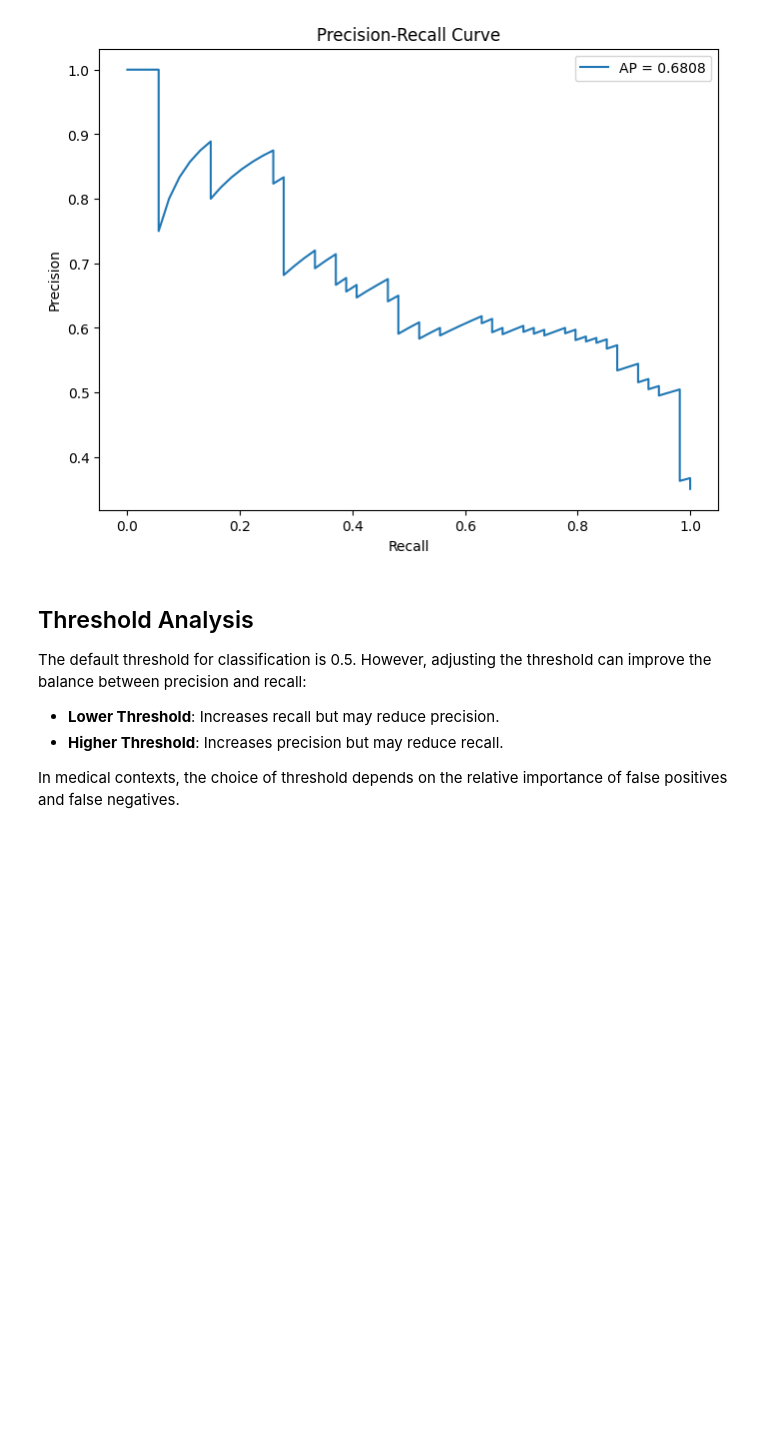
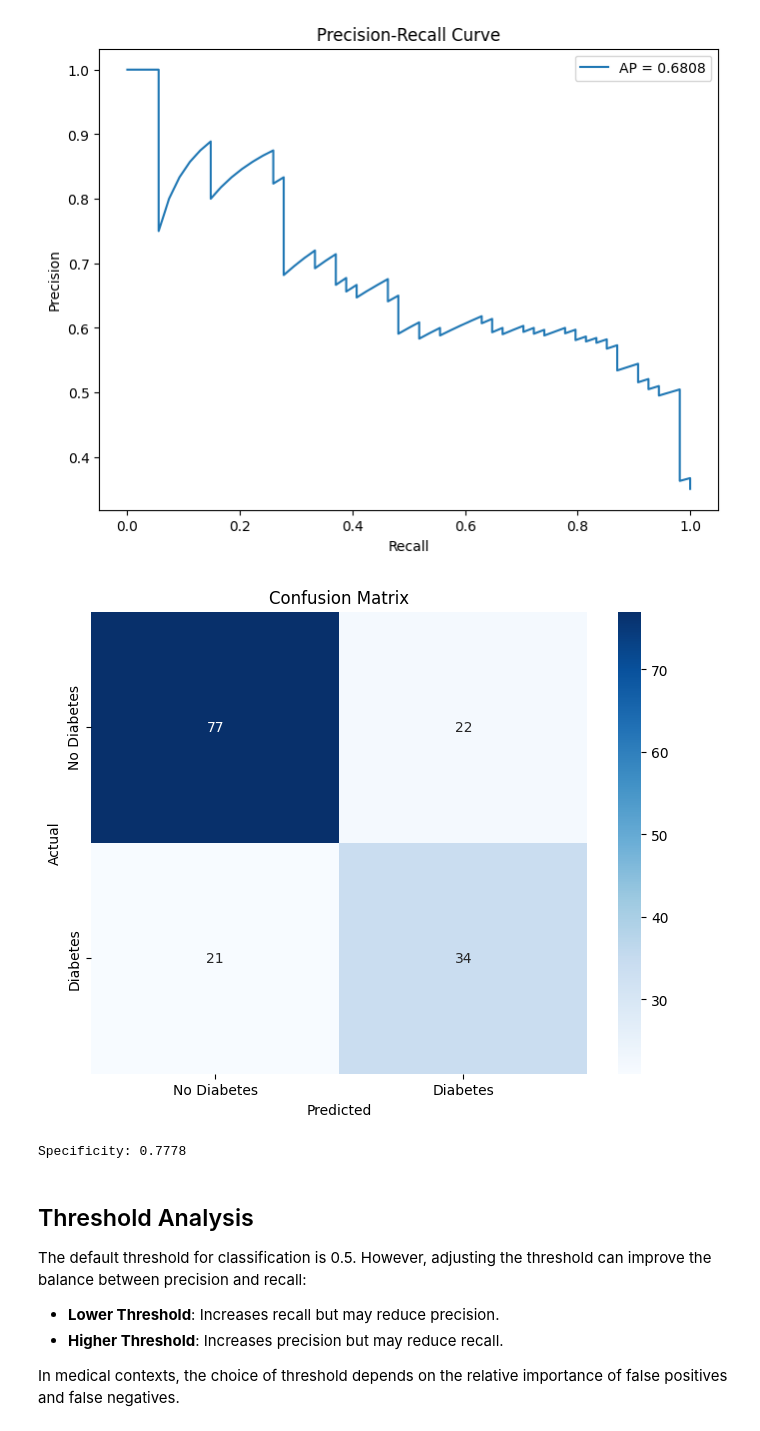
Before and after one commit to Cleve-codes/AI_diabetes_prediction_website, a Jupyter notebook: Model using deep learning/Diabetes.ipynb, the cells around one changed output. Cells and saved outputs as stored; diff of their text form; code cells hidden in the pictures; blank space fills up the shorter version.

```diff
--- a/Model using deep learning/Diabetes.ipynb
+++ b/Model using deep learning/Diabetes.ipynb
@@ -460,6 +570,58 @@ plt.legend(loc='upper right')
 plt.show()
 # %% [output]
 [figure]
+# %%
+# Import libraries
+import numpy as np
+import pandas as pd
+import matplotlib.pyplot as plt
+import seaborn as sns
+from sklearn.model_selection import train_test_split
+from sklearn.preprocessing import StandardScaler
+from sklearn.metrics import confusion_matrix, accuracy_score, precision_score, recall_score, f1_score, roc_auc_score, roc_curve, auc
+
+# 1. Load your dataset (adjust the path as needed)
+df = pd.read_csv('diabetes.csv')  # Replace with your actual file path
+
+# 2. Separate features and target
+X = df.drop('Outcome', axis=1)  # Assuming 'Outcome' is your target column
+y = df['Outcome']
+
+# 3. Split the data into training and testing sets
+X_train, X_test, y_train, y_test = train_test_split(X, y, test_size=0.2, random_state=42)
+
+# 4. Scale the features
+scaler = StandardScaler()
+X_train_scaled = scaler.fit_transform(X_train)
+X_test_scaled = scaler.transform(X_test)
+
+# 5. Train your model (replace this with your actual model)
+from sklearn.ensemble import RandomForestClassifier  # or your chosen model
+model = RandomForestClassifier(random_state=42)
+model.fit(X_train_scaled, y_train)
+
+# 6. Make predictions
+y_pred_prob = model.predict_proba(X_test_scaled)[:, 1]  # Probability of positive class
+y_pred = model.predict(X_test_scaled)  # Binary prediction
+
+# 7. Now you can plot the confusion matrix
+cm = confusion_matrix(y_test, y_pred)
+plt.figure(figsize=(8, 6))
+sns.heatmap(cm, annot=True, fmt='d', cmap='Blues',
+            xticklabels=['No Diabetes', 'Diabetes'],
+            yticklabels=['No Diabetes', 'Diabetes'])
+plt.xlabel('Predicted')
+plt.ylabel('Actual')
+plt.title('Confusion Matrix')
+plt.show()
+# %% [output]
+[figure, added]
+# %%
+# Calculate additional metrics
+specificity = cm[0,0] / (cm[0,0] + cm[0,1])
+print(f"Specificity: {specificity:.4f}")
+# %% [output]
+Specificity: 0.7778
 # %% [markdown]
 ## Threshold Analysis
 
```
Also changed, not shown: parts of 3 cells of this notebook, 2 other files.
